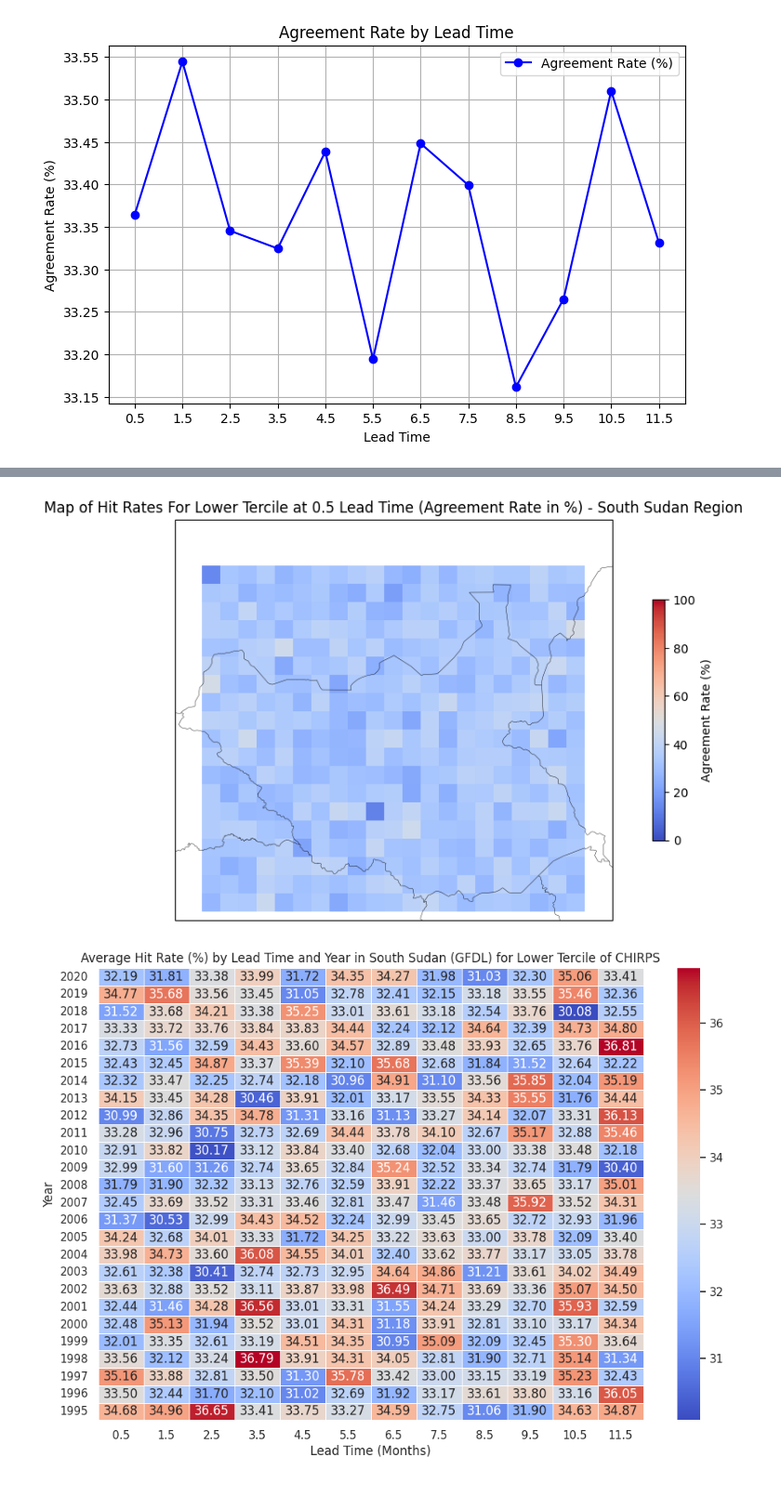
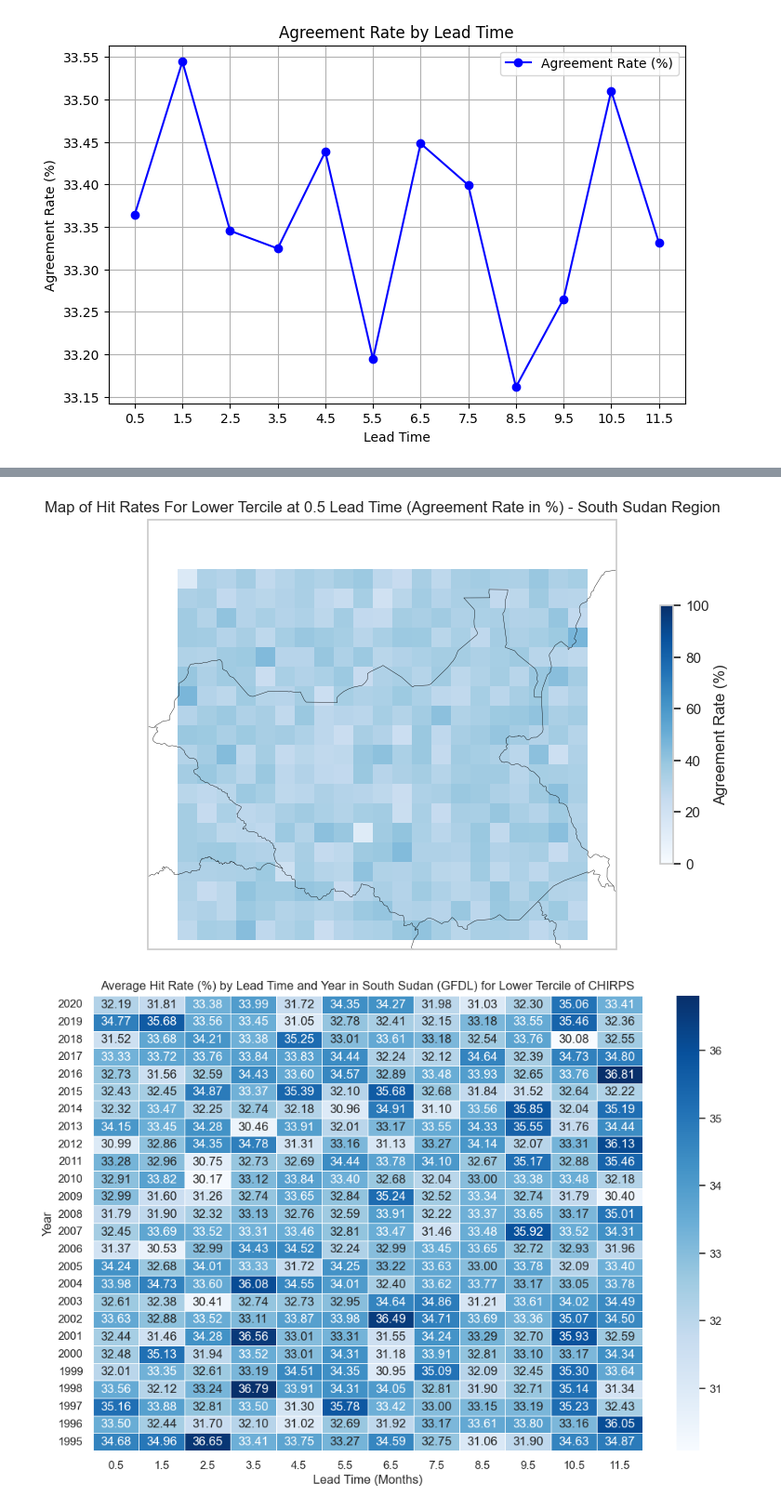
Before and after one commit to yatli24/CHC, a Jupyter notebook: Jupyter notebooks/Tercile_Hit_Rate.ipynb, the cells around one changed output, grey strips where cells are left out. Shown at 93% size. Cells and saved outputs as stored; diff of their text form; code cells hidden in the pictures.

```diff
--- a/Jupyter notebooks/Tercile_Hit_Rate.ipynb
+++ b/Jupyter notebooks/Tercile_Hit_Rate.ipynb
@@ -690,7 +704,7 @@ ax.add_feature(cfeature.COASTLINE, linewidth=0.5)
 ax.add_feature(cfeature.BORDERS, linewidth=0.3)
 
 # Plot the heatmap with pcolormesh
-mesh = ax.pcolormesh(lon_grid, lat_grid, agreement_grid, cmap='coolwarm', vmin=0, vmax=100, shading='auto')
+mesh = ax.pcolormesh(lon_grid, lat_grid, agreement_grid, cmap='Blues', vmin=0, vmax=100, shading='auto')
 
 # Add a colorbar
 cbar = plt.colorbar(mesh, ax=ax, orientation='vertical', shrink=0.6)
@@ -701,7 +715,7 @@ ax.set_title('Map of Hit Rates For Lower Tercile at 0.5 Lead Time (Agreement Rat
 
 plt.show()
 # %% [output]
-[figure, old version]
+[figure, new version]
 # %%
 # BIG GRAPH
 # Y AXIS: SEVERAL YEARS, 1993-2020
@@ -724,35 +738,35 @@ agreement_per_pixel_low = agreement_per_pixel_low.reset_index()
 
 # compute region averages for every year and every lead time
 agreement_per_pixel_low = agreement_per_pixel_low.groupby(['year', 'lead_time'])['agreement_rate'].mean().reset_index()
 
 # assign region and model name columns
 agreement_per_pixel_low['region'] = 'South Sudan'
 agreement_per_pixel_low['model'] = 'GFDL'
 
 # plot
 import pandas as pd
 import seaborn as sns
 import matplotlib.pyplot as plt
 
 # Pivot the data for heatmap
 heatmap_data = agreement_per_pixel_low.pivot(index="year", columns="lead_time", values="agreement_rate")
 
 # sort by year descending, 2020 at top, 1995 at bottom
 heatmap_data.sort_index(ascending=False, inplace=True)
 
 # Plot the figure (one plot in the big grid)
 plt.figure(figsize=(12, 8))
 sns.set_theme(style="whitegrid")
 
 # annot and fmt add the decimal points, we can remove this once we inspect one graph and see if our results make sense
-sns.heatmap(heatmap_data, cmap="coolwarm", annot=True, fmt=".2f", linewidths=0.5)
+sns.heatmap(heatmap_data, cmap="Blues", annot=True, fmt=".2f", linewidths=0.5)
 
 plt.xlabel("Lead Time (Months)")
 plt.ylabel("Year")
 plt.title("Average Hit Rate (%) by Lead Time and Year in South Sudan (GFDL) for Lower Tercile of CHIRPS")
 plt.show()
 # %% [output]
-[figure, old version]
+[figure, new version]
 # %%
 # MERGING CRASHES ON COLAB, ONCE THE DATAFRAME IS MERGED, IN THEORY, THE AGREEMENT RATE ANALYSIS IS COMPLETE
 # CAN CALCULATE MONTHLY OR YEARLY PRECIP MEANS AND THEN TAKE TERCILES FOR BOTH CHIRPS AND GFDL DEPENDING ON WHAT'S DESIRED
```
Also changed, not shown: parts of 7 cells of this notebook, 1 other file.
